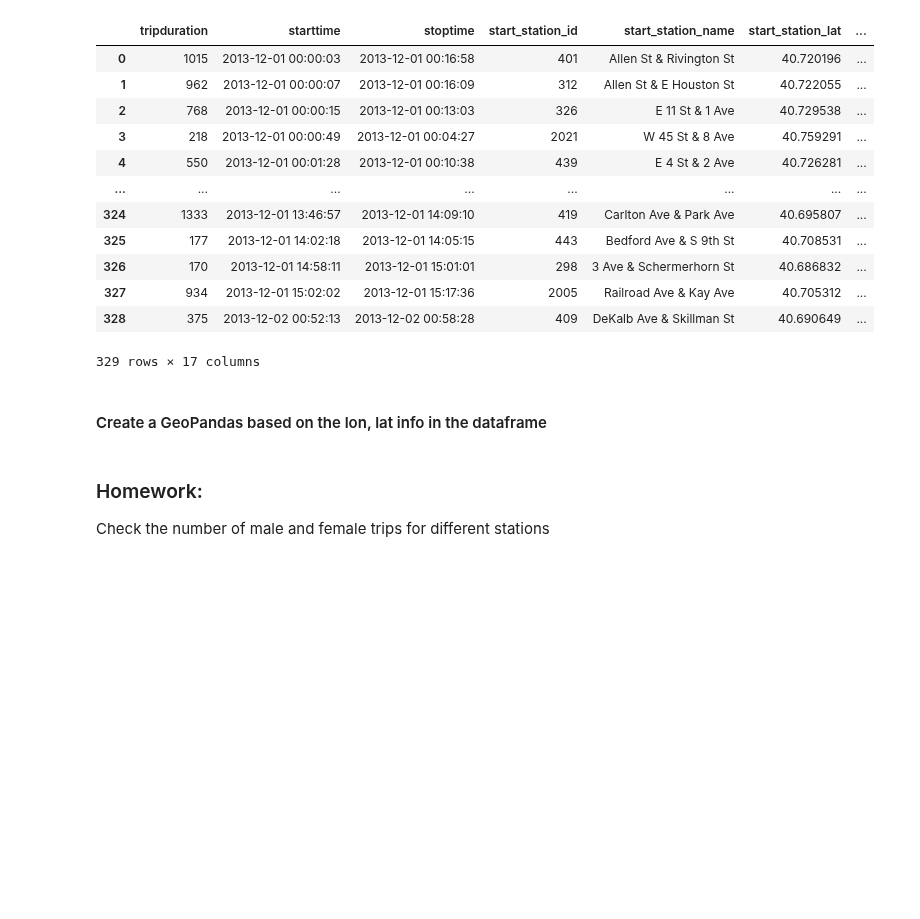
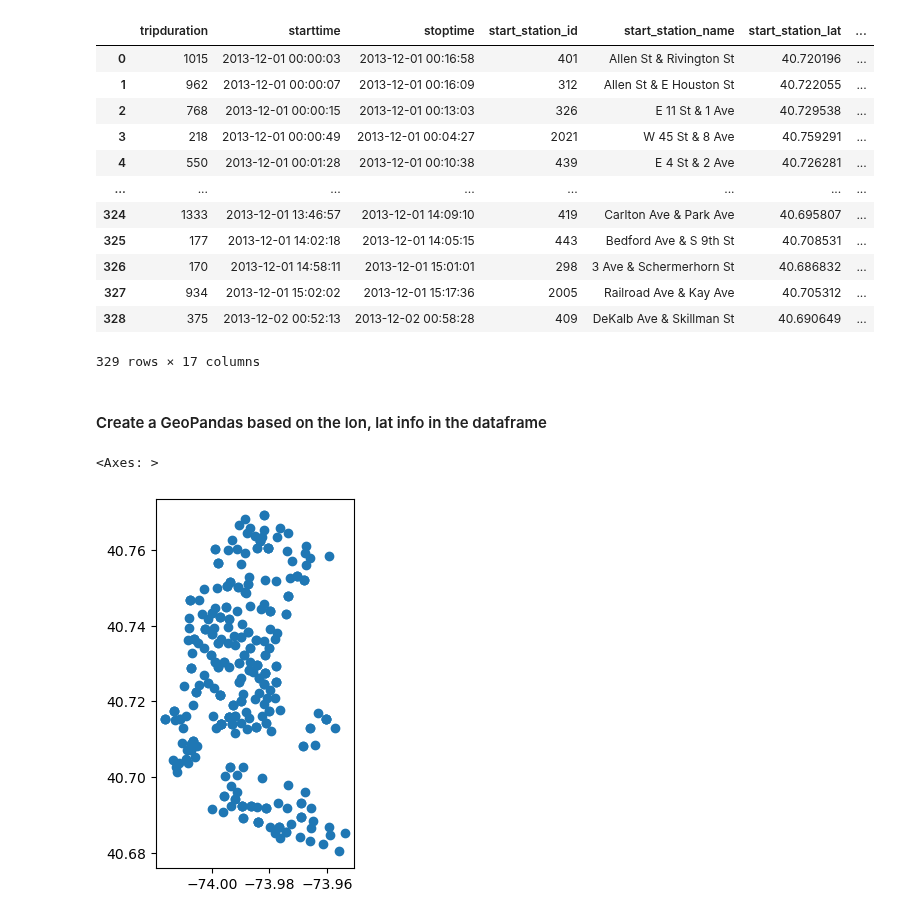
Before and after one commit to lukemckinstry/big-geospatial-data, a Jupyter notebook: 07-1_citibike_analysis_local_filesystem.ipynb, the cells around one changed output. Saved outputs shown, nothing was run; the diff lists cells and outputs as text; code cells hidden in the pictures; blank space fills up the shorter version.

```diff
--- a/07-1_citibike_analysis_local_filesystem.ipynb
+++ b/07-1_citibike_analysis_local_filesystem.ipynb
@@ -3,7 +7,7 @@
 # %%
 import pandas as pd
 
-path = "2013-12 - Citi Bike trip data.csv"
+path = "output/2013-12 - Citi Bike trip data.csv"
 
 df = pd.read_csv(path)
 # %%
@@ -163,3 +167,5 @@ points_gdf.to_file("stations.shp")
-# %% [markdown]
-### Homework:
-Check the number of male and female trips for different stations
+# %%
+points_gdf.plot()
+# %% [output]
+<Axes: >
+[figure, added]
```
Also changed, not shown: parts of 3 cells of this notebook, 2 other files.
